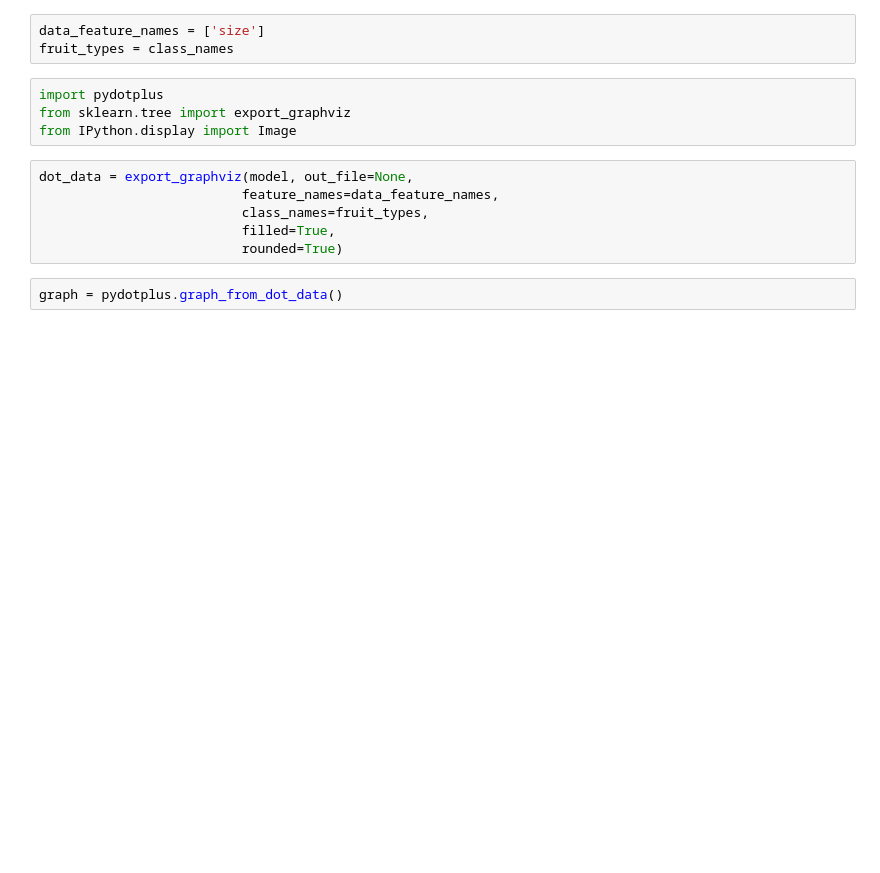
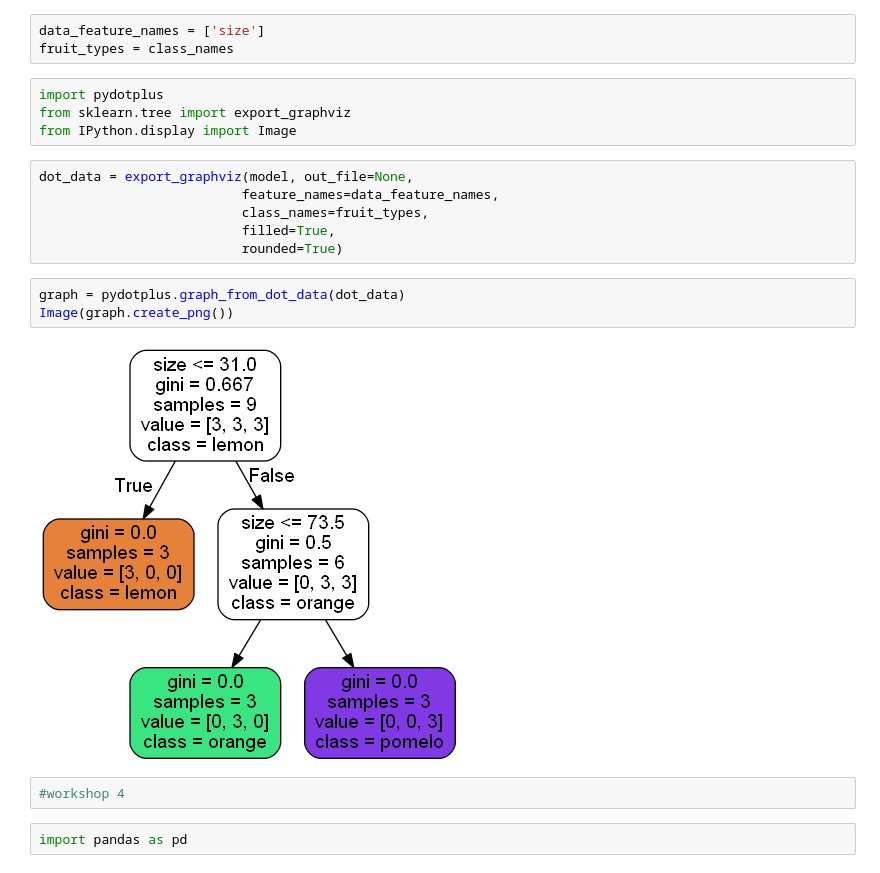
Before and after one commit to aukrit1993/my_machine_learning, a Jupyter notebook: chapter_15.ipynb, the cells around one changed output. Cells and saved outputs as stored; diff of their text form; blank space fills up the shorter version.

Commit message:
workshop_4

```diff
--- a/chapter_15.ipynb
+++ b/chapter_15.ipynb
@@ -221,4 +201,11 @@ dot_data = export_graphviz(model, out_file=None,
                           filled=True,
                           rounded=True)
 # %%
-graph = pydotplus.graph_from_dot_data()
+graph = pydotplus.graph_from_dot_data(dot_data)
+Image(graph.create_png())
+# %% [output]
+[figure, added]
+# %%
+#workshop 4
+# %%
+import pandas as pd
```
Also changed, not shown: parts of 30 cells of this notebook.
